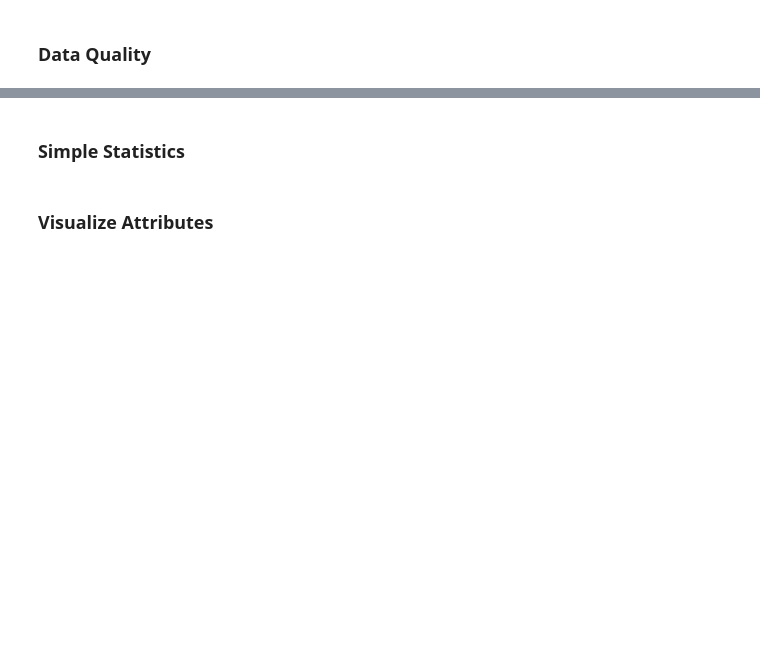
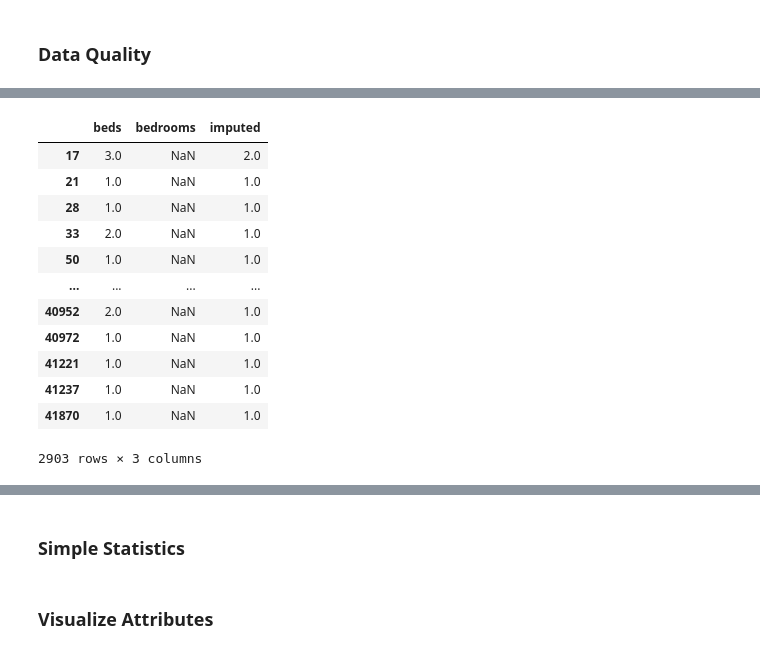
Before and after one commit to boneeyah/DS7331_Group, a Jupyter notebook: Lab1.ipynb, the cells around one changed output, grey strips where cells are left out. Cells and saved outputs as stored; diff of their text form; code cells hidden in the pictures; blank space fills up the shorter version.

```diff
--- a/Lab1.ipynb
+++ b/Lab1.ipynb
@@ -115,0 +191,3 @@ NameError: name 'df' is not defined
+# %%
+df_imputed = df_grouped[['beds','bedrooms']].transform(lambda grp: grp.fillna(grp.median()))
+df_imputed.info()
@@ -115,0 +204,19 @@ NameError: name 'df' is not defined
+# %%
+## imputing missing bedroom number with the median
+df['imputed']=df_imputed[['bedrooms']]
+## verifying that missing values where imputed with the median
+df[['beds','bedrooms','imputed']][df.bedrooms.isnull()]
+# %% [output]
+|  | beds | bedrooms | imputed |
+| 17 | 3.0 | NaN | 2.0 |
+| 21 | 1.0 | NaN | 1.0 |
+| 28 | 1.0 | NaN | 1.0 |
+| 33 | 2.0 | NaN | 1.0 |
+| 50 | 1.0 | NaN | 1.0 |
+| ... | ... | ... | ... |
+| 40952 | 2.0 | NaN | 1.0 |
+| 40972 | 1.0 | NaN | 1.0 |
+| 41221 | 1.0 | NaN | 1.0 |
+| 41237 | 1.0 | NaN | 1.0 |
+| 41870 | 1.0 | NaN | 1.0 |
+2903 rows × 3 columns
```
Also changed, not shown: parts of 18 cells of this notebook.
